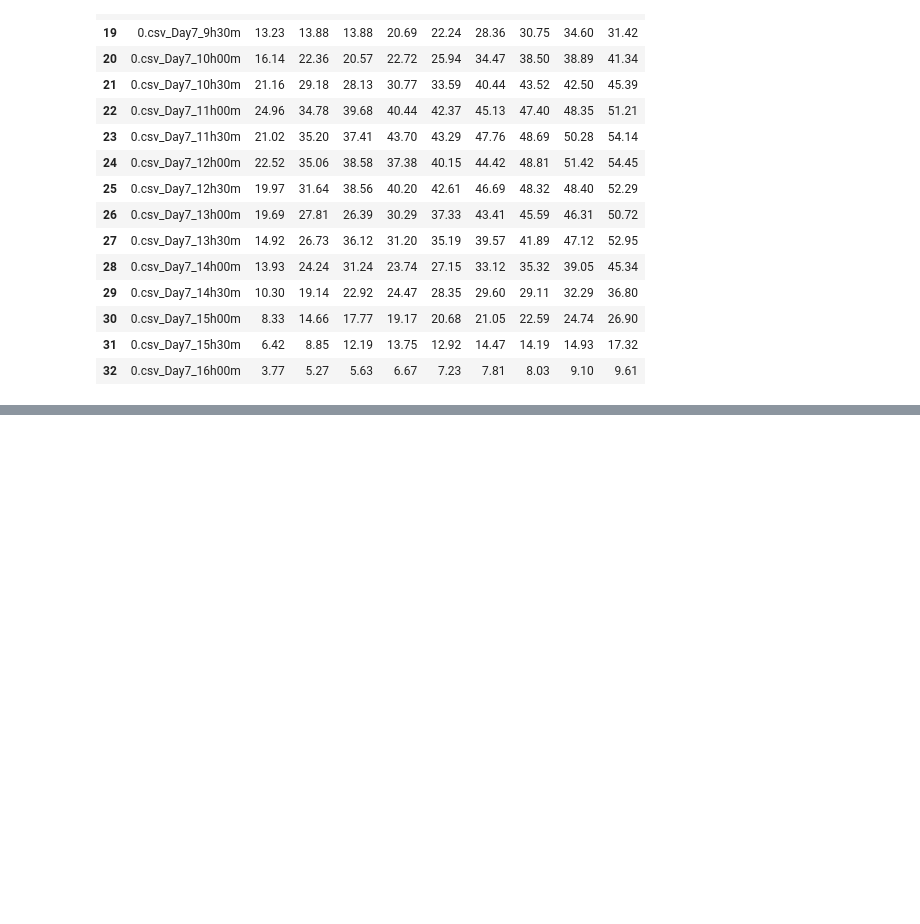
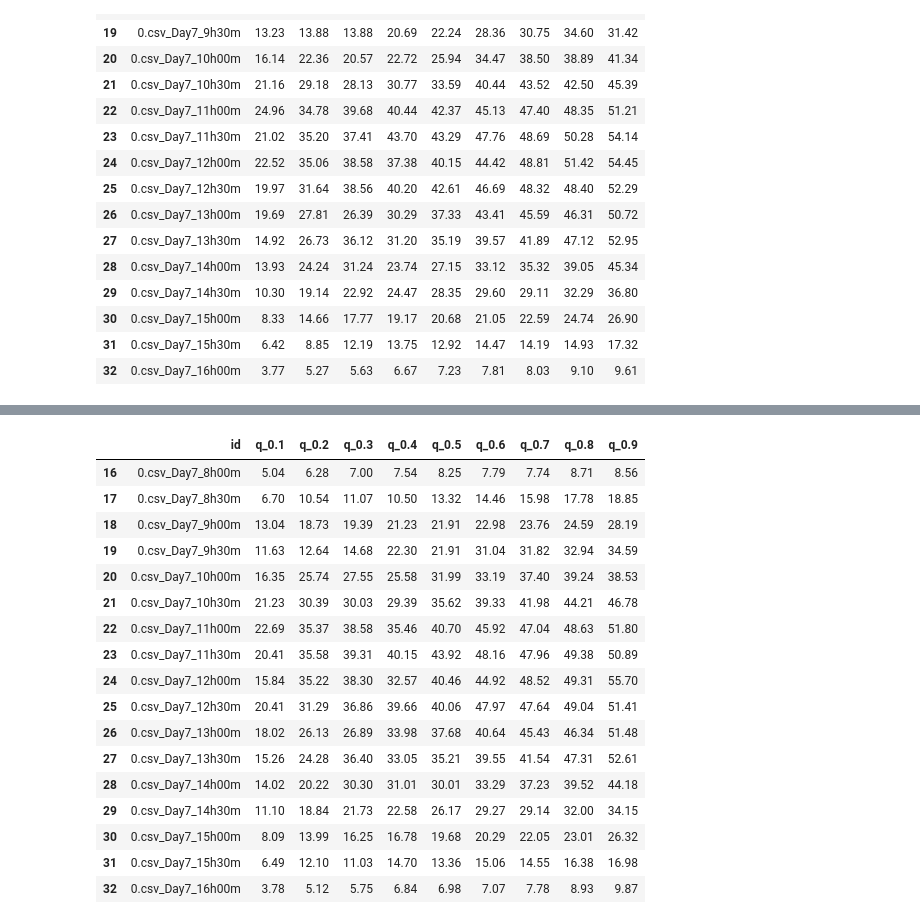
Before and after one commit to thinpig99/dacon-solarPanel, a Jupyter notebook: solarPanel_210115_48model.ipynb, the cells around one changed output, grey strips where cells are left out. Cells and saved outputs as stored; diff of their text form; code cells hidden in the pictures; blank space fills up the shorter version.

```diff
--- a/solarPanel_210115_48model.ipynb
+++ b/solarPanel_210115_48model.ipynb
@@ -1320,0 +1373,15 @@ submission[16:33]
+# %%
+# test set load
+
+df_test = []
+
+for i in range(81):
+    file_path = TEST_PATH + '/' + str(i) + '.csv'
+    temp = pd.read_csv(file_path)
+    # 전처리 코드 아래에 넣기---------------------------------------------------------------
+    temp = sum_hour_minute(temp) # hour와 min 합치고
+    temp = shift_columns(temp, shifted_columns, lags)
+    df_test.append(temp[-48:]) # 뒤에서 48개, 즉 마지막 하루만 받아준다.
+
+X_test = pd.concat(df_test)
+print(X_test.shape)
@@ -1320,0 +1390,12 @@ submission[16:33]
+# %%
+tests = []
+
+for i in range(48):
+    idx = i*0.5
+    globals()['test_{}'.format(i)] = X_test[X_test.Hour == idx]
+    #globals()['test_{}'.format(i)]['TARGET_1'] = globals()['train_{}'.format(i)]['TARGET'].shift(-1)
+    #globals()['test_{}'.format(i)]['TARGET_2'] = globals()['train_{}'.format(i)]['TARGET'].shift(-2)
+    #globals()['test_{}'.format(i)] = globals()['train_{}'.format(i)].dropna()
+    globals()['test_{}'.format(i)].drop(['Day', 'Minute'], axis=1, inplace=True)
+
+    tests.append(globals()['test_{}'.format(i)])
@@ -1320,0 +1457,37 @@ submission[16:33]
+# %%
+rg = np.array((range(0, 7776, 96))) # 96개의 간격으로 벌어지는 range list를 받아줍니다.
+
+for i, res in enumerate(results_1): # 총 48번 반복, 즉 시간별로 반복
+    # submission은 0~47까지 day7, 48~95까지 day8로 되어 있습니다. 그리고 다음 테이블입니다.
+    # 즉, results_1은 0, 96, 192...이렇게 넣고, 그 다음 1, 97, 193... 이렇게 넣어야 합니다.
+    # 그렇게 총 81개를 넣어주면 됩니다.
+    submission.iloc[rg+i, 1:] = res.values
+
+for i, res in enumerate(results_2): # 총 48번 반복, 즉 시간별로 반복
+    # submission은 0~47까지 day7, 48~95까지 day8로 되어 있습니다. 그리고 다음 테이블입니다.
+    # 즉, results_1은 0, 96, 192...이렇게 넣고, 그 다음 1, 97, 193... 이렇게 넣어야 합니다.
+    # 그렇게 총 81개를 넣어주면 됩니다.
+    submission.iloc[rg+i+48, 1:] = res.values
+# %%
+submission[16:33]
+
+#submission.to_csv('./submission/submission_210117-1_shift-4day-48models.csv', index=False)
+# %% [output]
+|  | id | q_0.1 | q_0.2 | q_0.3 | q_0.4 | q_0.5 | q_0.6 | q_0.7 | q_0.8 | q_0.9 |
+| 16 | 0.csv_Day7_8h00m | 5.04 | 6.28 | 7.00 | 7.54 | 8.25 | 7.79 | 7.74 | 8.71 | 8.56 |
+| 17 | 0.csv_Day7_8h30m | 6.70 | 10.54 | 11.07 | 10.50 | 13.32 | 14.46 | 15.98 | 17.78 | 18.85 |
+| 18 | 0.csv_Day7_9h00m | 13.04 | 18.73 | 19.39 | 21.23 | 21.91 | 22.98 | 23.76 | 24.59 | 28.19 |
+| 19 | 0.csv_Day7_9h30m | 11.63 | 12.64 | 14.68 | 22.30 | 21.91 | 31.04 | 31.82 | 32.94 | 34.59 |
+| 20 | 0.csv_Day7_10h00m | 16.35 | 25.74 | 27.55 | 25.58 | 31.99 | 33.19 | 37.40 | 39.24 | 38.53 |
+| 21 | 0.csv_Day7_10h30m | 21.23 | 30.39 | 30.03 | 29.39 | 35.62 | 39.33 | 41.98 | 44.21 | 46.78 |
+| 22 | 0.csv_Day7_11h00m | 22.69 | 35.37 | 38.58 | 35.46 | 40.70 | 45.92 | 47.04 | 48.63 | 51.80 |
+| 23 | 0.csv_Day7_11h30m | 20.41 | 35.58 | 39.31 | 40.15 | 43.92 | 48.16 | 47.96 | 49.38 | 50.89 |
+| 24 | 0.csv_Day7_12h00m | 15.84 | 35.22 | 38.30 | 32.57 | 40.46 | 44.92 | 48.52 | 49.31 | 55.70 |
+| 25 | 0.csv_Day7_12h30m | 20.41 | 31.29 | 36.86 | 39.66 | 40.06 | 47.97 | 47.64 | 49.04 | 51.41 |
+| 26 | 0.csv_Day7_13h00m | 18.02 | 26.13 | 26.89 | 33.98 | 37.68 | 40.64 | 45.43 | 46.34 | 51.48 |
+| 27 | 0.csv_Day7_13h30m | 15.26 | 24.28 | 36.40 | 33.05 | 35.21 | 39.55 | 41.54 | 47.31 | 52.61 |
+| 28 | 0.csv_Day7_14h00m | 14.02 | 20.22 | 30.30 | 31.01 | 30.01 | 33.29 | 37.23 | 39.52 | 44.18 |
+| 29 | 0.csv_Day7_14h30m | 11.10 | 18.84 | 21.73 | 22.58 | 26.17 | 29.27 | 29.14 | 32.00 | 34.15 |
+| 30 | 0.csv_Day7_15h00m | 8.09 | 13.99 | 16.25 | 16.78 | 19.68 | 20.29 | 22.05 | 23.01 | 26.32 |
+| 31 | 0.csv_Day7_15h30m | 6.49 | 12.10 | 11.03 | 14.70 | 13.36 | 15.06 | 14.55 | 16.38 | 16.98 |
+| 32 | 0.csv_Day7_16h00m | 3.78 | 5.12 | 5.75 | 6.84 | 6.98 | 7.07 | 7.78 | 8.93 | 9.87 |
```
Also changed, not shown: parts of 11 cells of this notebook, 3 other files.
